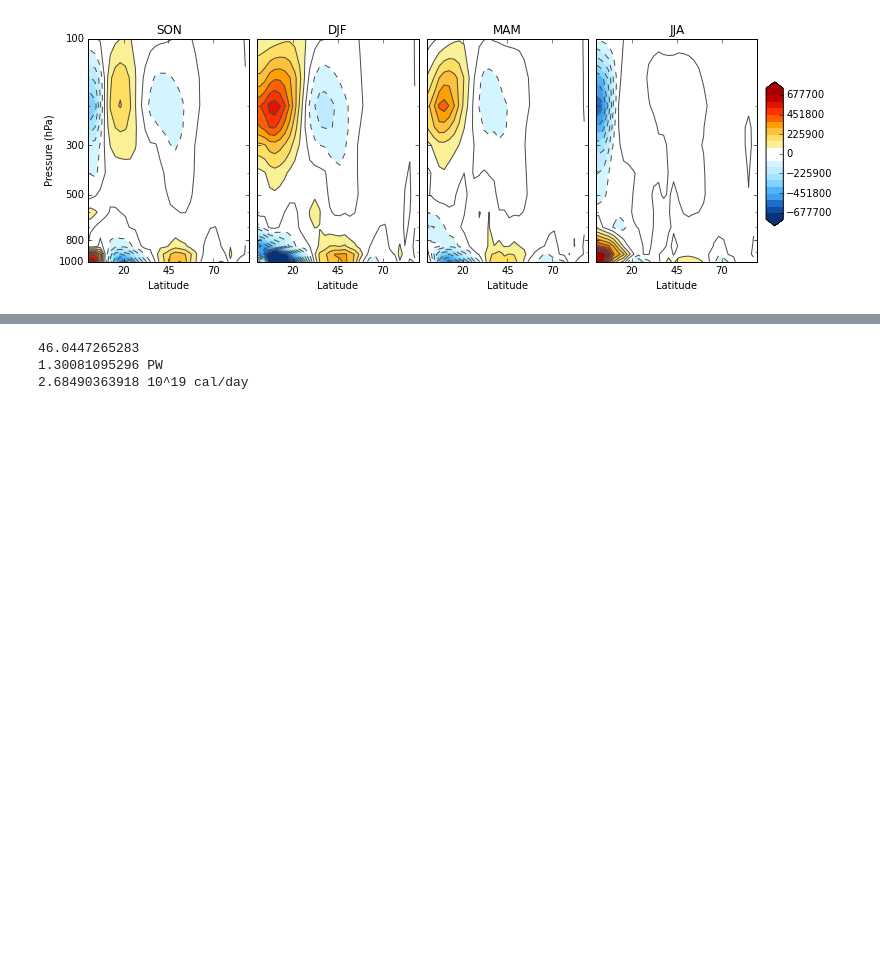
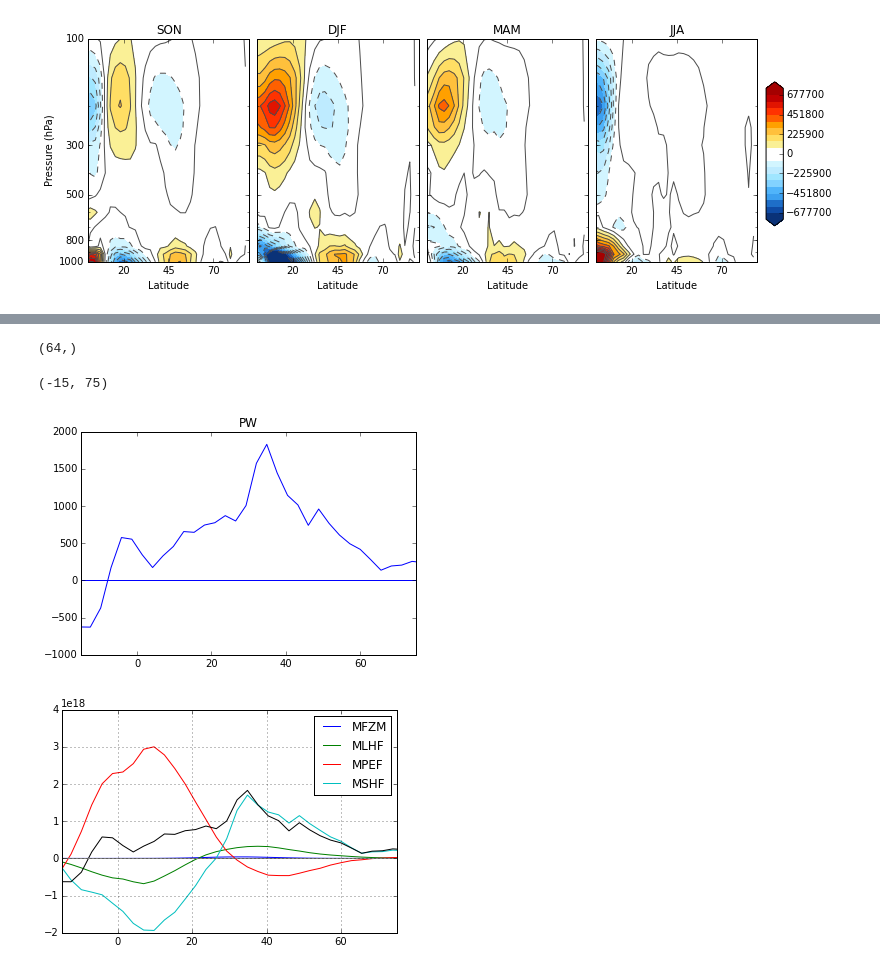
Before and after one commit to kemccusker/pyscripts, a Jupyter notebook: notebooks/test_coupled2ndordervars.ipynb, the cells around one changed output, grey strips where cells are left out. Drawn from its saved outputs; the diff is of its cells as text; code cells hidden in the pictures; blank space fills up the shorter version.

```diff
--- a/notebooks/test_coupled2ndordervars.ipynb
+++ b/notebooks/test_coupled2ndordervars.ipynb
@@ -209,17 +225,33 @@ MSHF 7.30469590573e+14
-# %%
-import pandas as pd
-
-fldsr = pd.Series(fldint)
-
-fldtot = fldsr.sum()
-
-print lat[latidx]
-print str(fldtot / 1e15) + ' PW'
-print str(fldtot * W2calperday / 1e19) + ' 10^19 cal/day'
-# %% [output]
-46.0447265283
-1.30081095296 PW
-2.68490363918 10^19 cal/day
+# %%
+import pandas as pd
+
+flddf = pd.DataFrame(fldintdt)
+
+
+
+fldtot = flddf.sum(axis=1)
+
+print fldtot.shape
+
+#print str(fldtot / 1e15) + ' PW'
+#print str(fldtot * W2calperday / 1e19) + ' 10^19 cal/day'
+
+fig=plt.figure()
+plt.plot(lat,fldtot/1e15)
+plt.title('PW')
+plt.axhline(y=0)
+plt.xlim((-15,75))
+
+
+flddf.plot(x=lat)
+plt.plot(lat,fldtot,color='k')
+plt.axhline(y=0,color='0.5')
+plt.xlim((-15,75))
+# %% [output]
+(64,)
+(-15, 75)
+[figure, added]
+[figure, added]
 # %%
 # Next, calculate PHT for each month.
 
```
Also changed, not shown: parts of 3 cells of this notebook.
